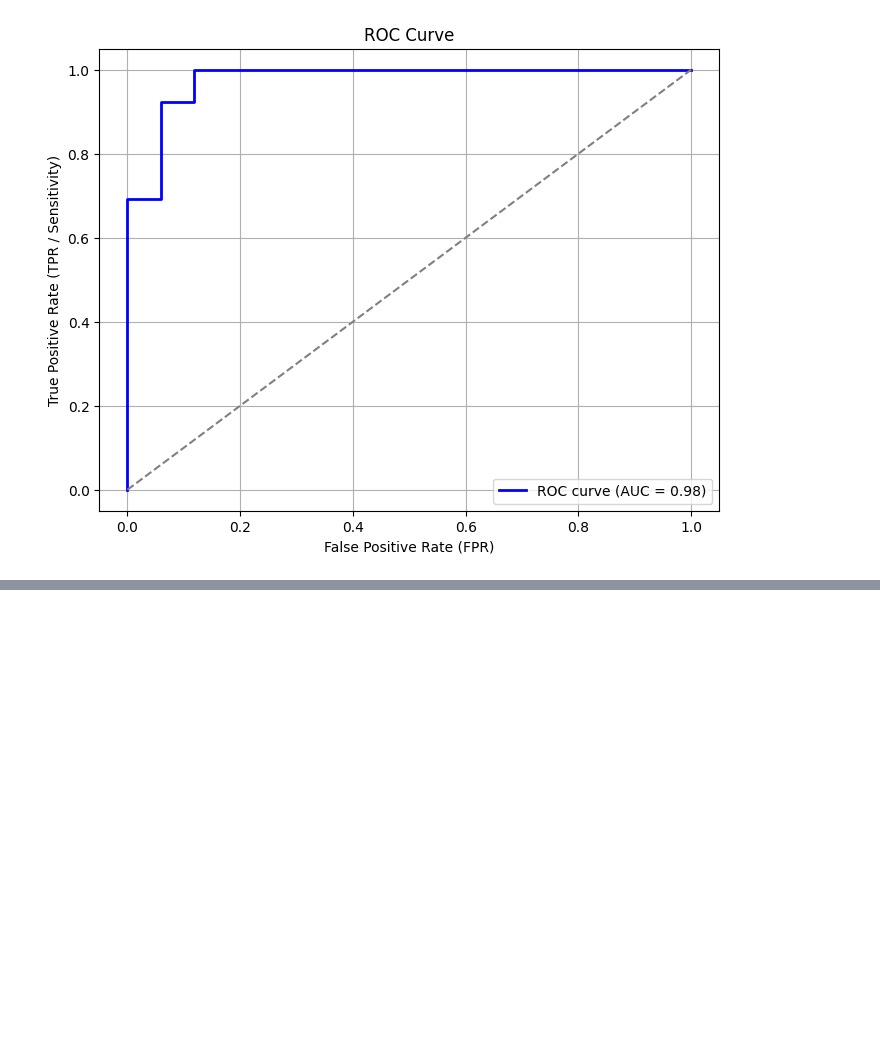
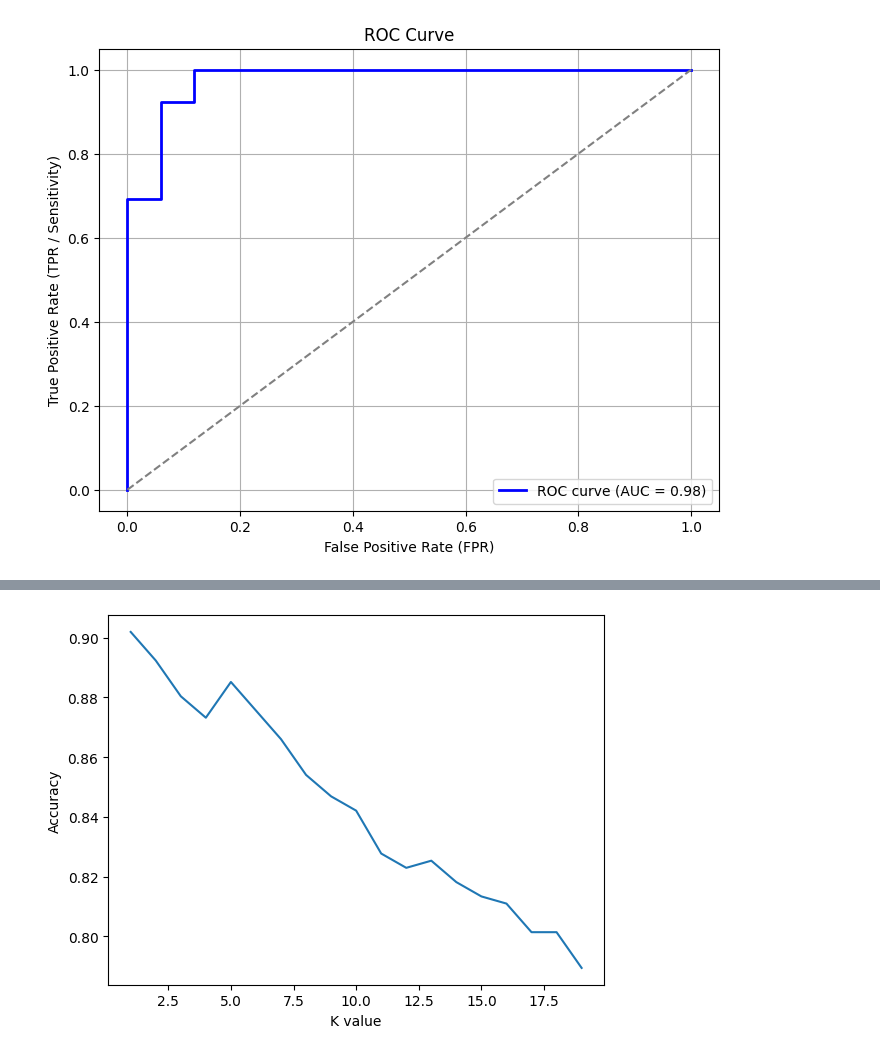
Before and after one commit to MusabAdwan/Machine-Leaning-Data-Mining-Basics-Course, a Jupyter notebook: Second Session/Lab3 - ML Models (Classification) & Evaluation.ipynb, the cells around one changed output, grey strips where cells are left out. Drawn from its saved outputs; the diff is of its cells as text; code cells hidden in the pictures; blank space fills up the shorter version.

```diff
--- a/Second Session/Lab3 - ML Models (Classification) & Evaluation.ipynb
+++ b/Second Session/Lab3 - ML Models (Classification) & Evaluation.ipynb
@@ -1306,0 +1131,3 @@ df_model
+# %%
+print("Duplicate rows:", df.duplicated().sum())
+df = df.drop_duplicates()
@@ -1306,0 +1196,15 @@ df_model
+# %%
+scores = []
+
+for k in range(1,20):
+    knn = KNeighborsClassifier(n_neighbors=k)
+    knn.fit(X_train,y_train)
+    pred = knn.predict(X_test)
+    scores.append(accuracy_score(y_test,pred))
+
+plt.plot(range(1,20), scores)
+plt.xlabel("K value")
+plt.ylabel("Accuracy")
+plt.show()
+# %% [output]
+[figure, added]
```
Also changed, not shown: parts of 48 cells of this notebook, 1 other file.
